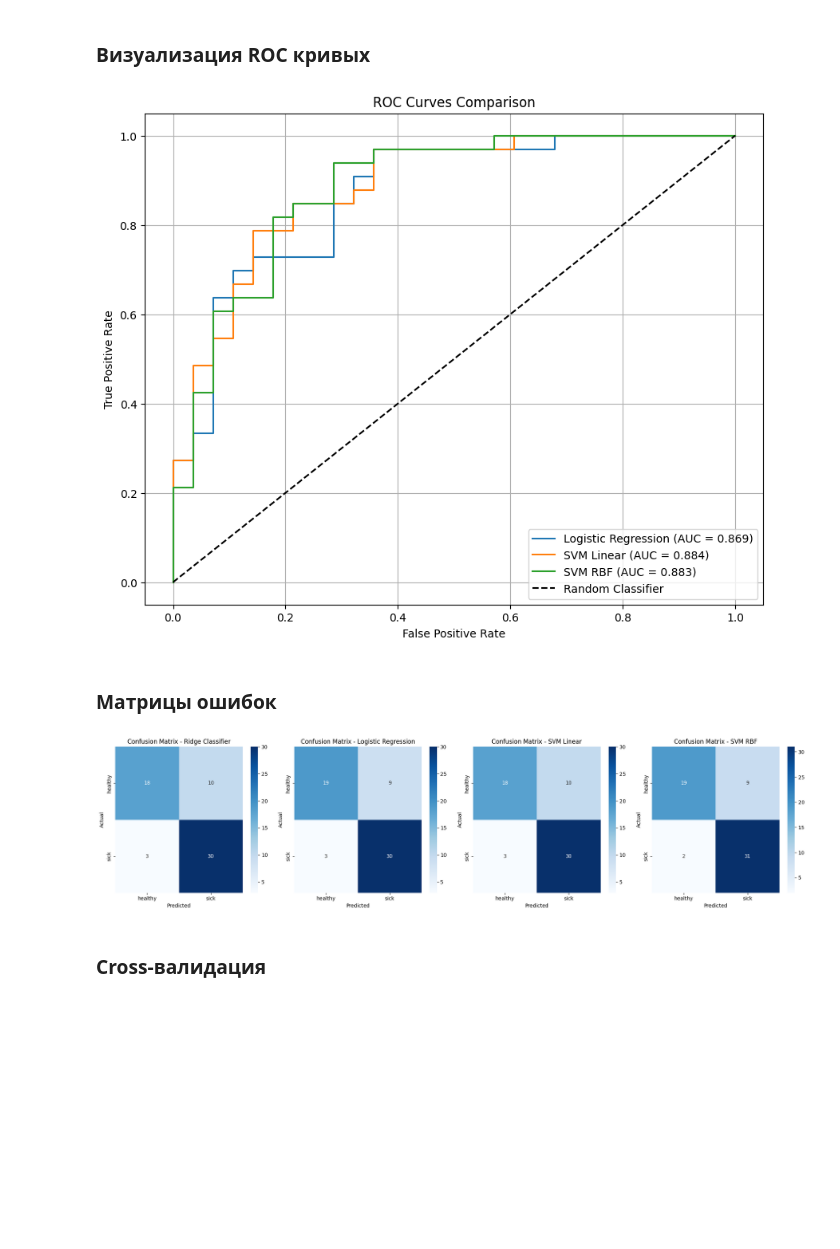
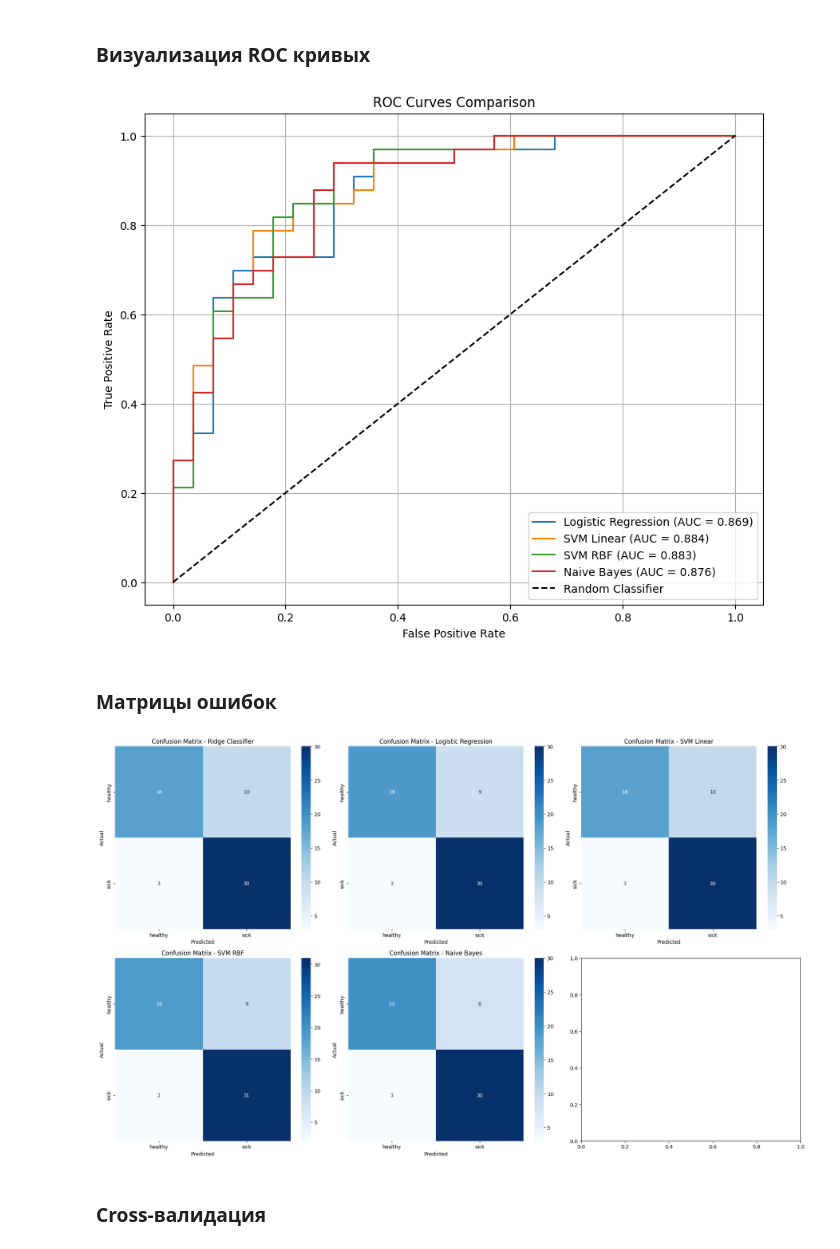
Before and after one commit to SerMisterMish/Statistical_and_Machine_Learning, a Jupyter notebook: supervised_learning/classification/classification.ipynb, the cells around one changed output. Saved outputs shown, nothing was run; the diff lists cells and outputs as text; code cells hidden in the pictures; blank space fills up the shorter version.

Commit message:
Add naive bayes to practice

```diff
--- a/supervised_learning/classification/classification.ipynb
+++ b/supervised_learning/classification/classification.ipynb
@@ -172,3 +173,8 @@ svm_linear.fit(X_train_scaled, y_train)
 # SVM с RBF ядром (нелинейный)
 svm_rbf = SVC(kernel='rbf', random_state=42, probability=True)
 svm_rbf.fit(X_train_scaled, y_train)
+
+# Naive Bayes с гауссовским распределением
+gaus_nb = GaussianNB()
+gaus_nb.fit(X_train_scaled, y_train)
+print()
@@ -182,11 +186,13 @@ y_pred_rid = rid_clf.predict(X_test_scaled)
 y_pred_log = log_reg.predict(X_test_scaled)
 y_pred_svm_linear = svm_linear.predict(X_test_scaled)
 y_pred_svm_rbf = svm_rbf.predict(X_test_scaled)
+y_pred_gaus_nb = gaus_nb.predict(X_test_scaled)
 
 # Вероятности для ROC AUC
 y_proba_log = log_reg.predict_proba(X_test_scaled)[:, 1]
 y_proba_svm_linear = svm_linear.predict_proba(X_test_scaled)[:, 1]
 y_proba_svm_rbf = svm_rbf.predict_proba(X_test_scaled)[:, 1]
+y_proba_gaus_nb = gaus_nb.predict_proba(X_test_scaled)[:, 1]
 # %% [markdown]
 ### Оцениваем модели по разным метрикам
 ![](img/MetricsClass.png)
@@ -253,10 +261,12 @@ plt.figure(figsize=(10, 8))
 fpr_log, tpr_log, _ = roc_curve(y_test, y_proba_log)
 fpr_svm_linear, tpr_svm_linear, _ = roc_curve(y_test, y_proba_svm_linear)
 fpr_svm_rbf, tpr_svm_rbf, _ = roc_curve(y_test, y_proba_svm_rbf)
+fpr_gaus_nb, tpr_gaus_nb, _ = roc_curve(y_test, y_proba_gaus_nb)
 
 plt.plot(fpr_log, tpr_log, label=f'Logistic Regression (AUC = {metrics_log["ROC AUC"]:.3f})')
 plt.plot(fpr_svm_linear, tpr_svm_linear, label=f'SVM Linear (AUC = {metrics_svm_linear["ROC AUC"]:.3f})')
 plt.plot(fpr_svm_rbf, tpr_svm_rbf, label=f'SVM RBF (AUC = {metrics_svm_rbf["ROC AUC"]:.3f})')
+plt.plot(fpr_gaus_nb, tpr_gaus_nb, label=f'Naive Bayes (AUC = {metrics_gaus_nb["ROC AUC"]:.3f})')
 
 plt.plot([0, 1], [0, 1], 'k--', label='Random Classifier')
 plt.xlabel('False Positive Rate')
@@ -266,29 +276,30 @@ plt.legend()
 plt.grid(True)
 plt.show()
 # %% [output]
-[figure, old version]
+[figure, new version]
 # %% [markdown]
 ### Матрицы ошибок
 # %%
-fig, axes = plt.subplots(1, 4, figsize=(20, 5))
+fig, axes = plt.subplots(2, 3, figsize=(20, 12))
 
 models = [('Ridge Classifier', y_pred_rid),
           ('Logistic Regression', y_pred_log),
           ('SVM Linear', y_pred_svm_linear),
-          ('SVM RBF', y_pred_svm_rbf)]
+          ('SVM RBF', y_pred_svm_rbf),
+          ('Naive Bayes', y_pred_gaus_nb)]
 
 for i, (name, y_pred) in enumerate(models):
     cm = confusion_matrix(y_test, y_pred)
     sns.heatmap(cm, annot=True, fmt='d', cmap='Blues',
-                xticklabels=target_names, yticklabels=target_names, ax=axes[i])
-    axes[i].set_title(f'Confusion Matrix - {name}')
-    axes[i].set_xlabel('Predicted')
-    axes[i].set_ylabel('Actual')
+                xticklabels=target_names, yticklabels=target_names, ax=axes[i // 3][i % 3])
+    axes[i // 3][i % 3].set_title(f'Confusion Matrix - {name}')
+    axes[i // 3][i % 3].set_xlabel('Predicted')
+    axes[i // 3][i % 3].set_ylabel('Actual')
 
 plt.tight_layout()
 plt.show()
 # %% [output]
-[figure, old version]
+[figure, new version]
 # %% [markdown]
 ### Cross-валидация
 # %%
```
Also changed, not shown: parts of 4 cells of this notebook.
